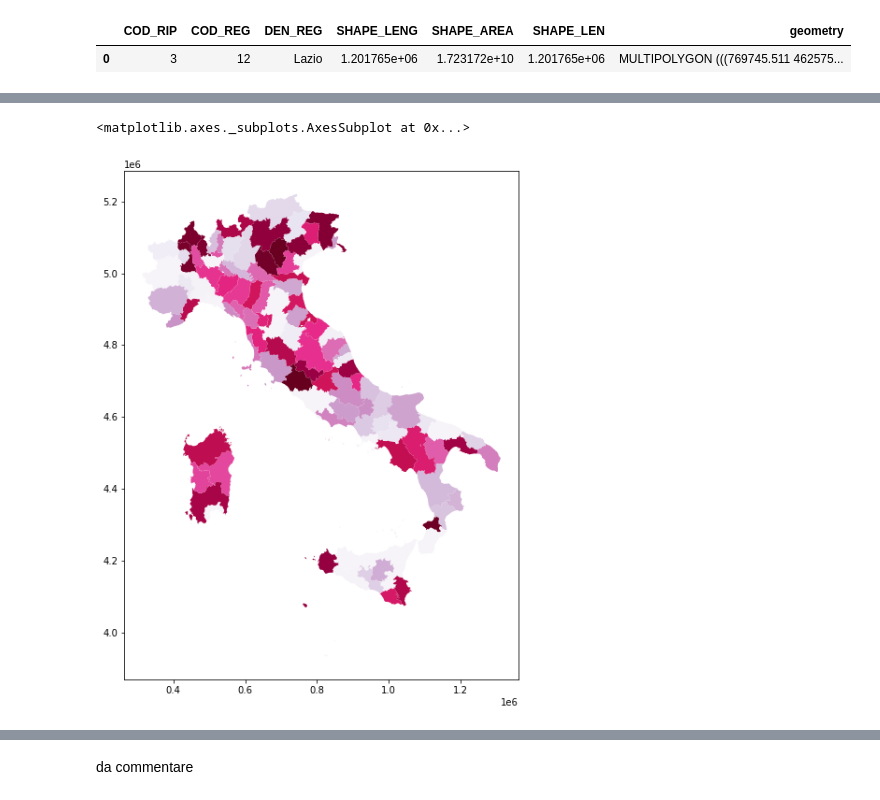
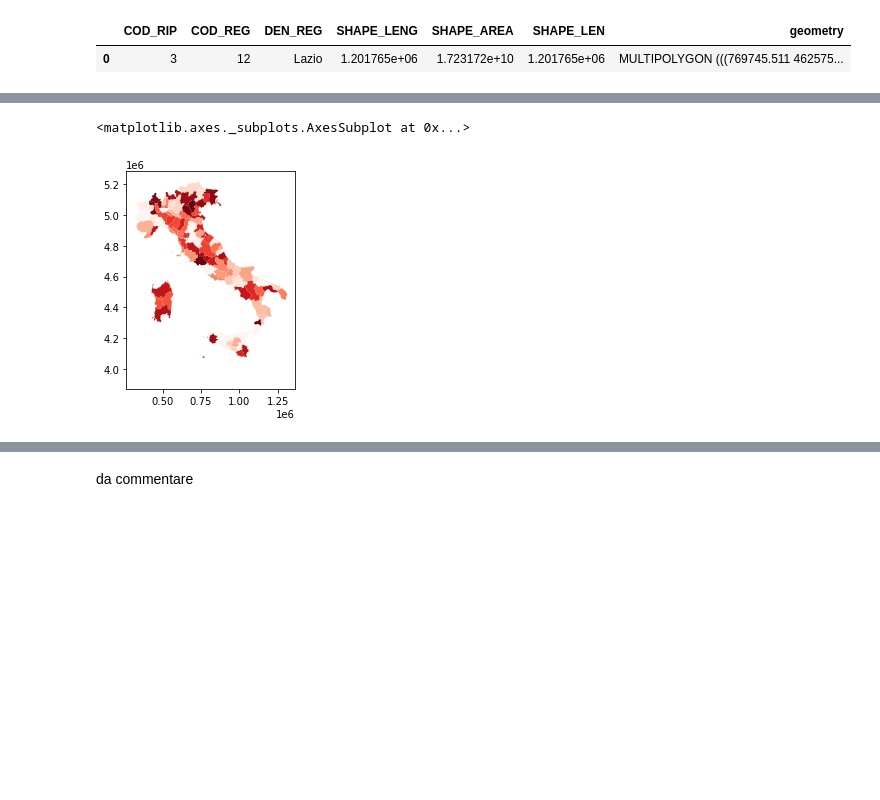
Before and after one commit to iacopoerpichini/AAGM, a Jupyter notebook: Erpichini.ipynb, the cells around one changed output, grey strips where cells are left out. Saved outputs shown, nothing was run; the diff lists cells and outputs as text; code cells hidden in the pictures; blank space fills up the shorter version.

```diff
--- a/Erpichini.ipynb
+++ b/Erpichini.ipynb
@@ -749,9 +724,9 @@ geometry_regions.plot(column='DEN_REG',legend=True, figsize=(10,10))
 # %%
 # example of heatmap by provinces
-geometry_provinces.plot(column='DEN_PROV',cmap="PuRd", figsize=(10,10))
+geometry_provinces.plot(column='DEN_PROV',cmap="Reds", figsize=(4,4))
 # %% [output]
 <matplotlib.axes._subplots.AxesSubplot at 0x...>
-[figure, old version]
+[figure, new version]
 # %%
 # preparing data for regions heatmap
 heatmap_regions_data = pd.merge(geometry_regions, data_from_regions,  left_on=  ['DEN_REG'],
```
Also changed, not shown: parts of 95 cells of this notebook.
